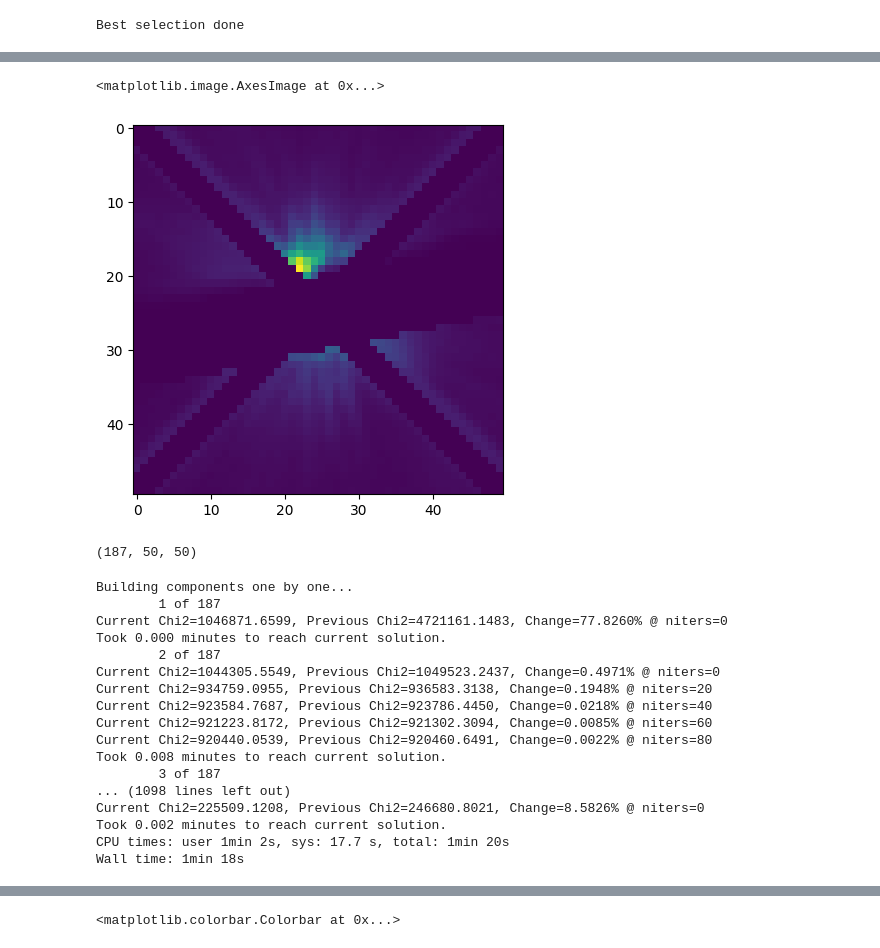
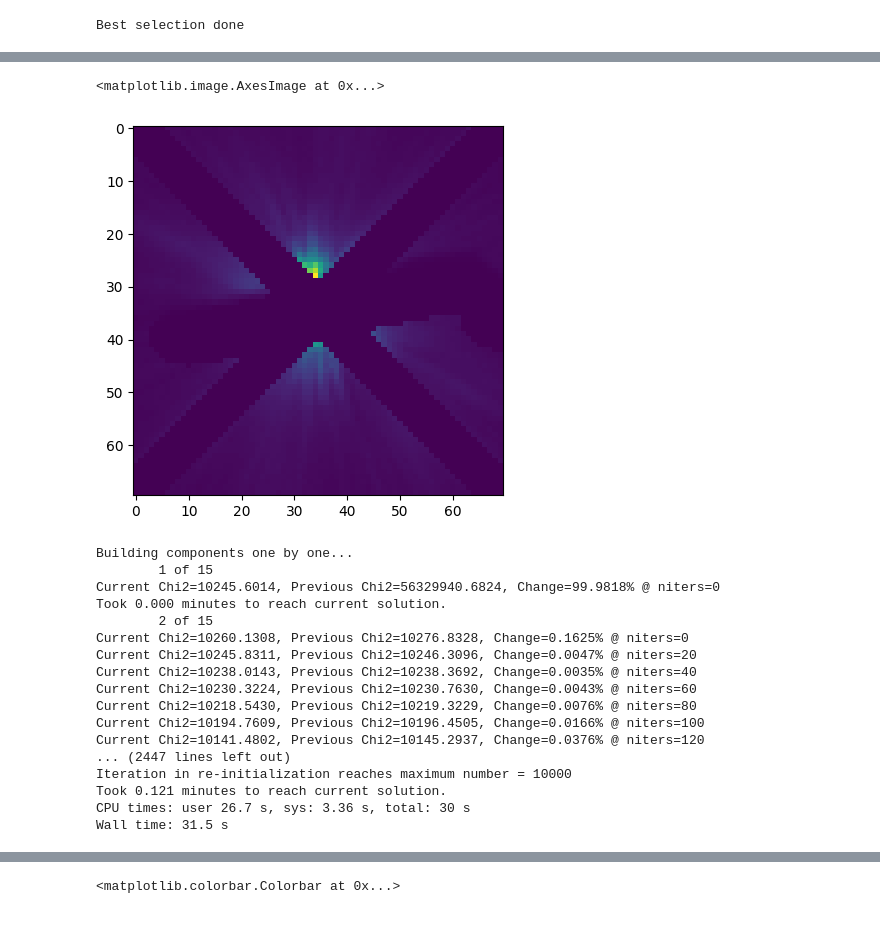
Before and after one commit to saikrishanthpm/pyNMF, a Jupyter notebook: New_reductions.ipynb, the cells around one changed output, grey strips where cells are left out. Drawn from its saved outputs; the diff is of its cells as text; code cells hidden in the pictures.

```diff
--- a/New_reductions.ipynb
+++ b/New_reductions.ipynb
@@ -105,3 +163,11 @@ HD85512 = ['of1103020_flt.fits',
+# %%
+#tw_hya_bar5
+twhya10 = ['of1102040_flt.fits',
+           'of1104040_flt.fits',
+           'of1101040_flt.fits']
+HD85512 = ['of1103050_flt.fits',
+           'of1103060_flt.fits',
+           'of1103070_flt.fits']
 # %%
 #WA0.6
 trgs49cet = ['odkn84030_flt.fits',
@@ -242,8 +308,8 @@ def prep_frames_parallel(filename):
             shiftimage_data_sc = scipy.ndimage.shift(image_data_sc[x], np.array([voff, hoff]))
             shiftimage_data_er = scipy.ndimage.shift(image_data_er[x], np.array([voff, hoff]))
 
-            lh = 50#for BAR5 201 #for A1.0
-            lw = 50#for BAR5 201 #for A1.0
+            lh = 70#for BAR5 201 #for A1.0
+            lw = 70#for BAR5 201 #for A1.0
 
             sc_data_2d = Cutout2D(shiftimage_data_sc, position=(shiftimage_data_sc.shape[1]/2,shiftimage_data_sc.shape[0]/2), size=(lh,lw), wcs=None)
             er_data_2d = Cutout2D(shiftimage_data_er, position=(shiftimage_data_er.shape[1]/2,shiftimage_data_er.shape[0]/2), size=(lh,lw), wcs=None)
@@ -264,8 +330,8 @@ def prep_frames_parallel(filename):
 
     return trgs, trgs_err, refs, refs_err, PAs, fnames
 # %%
-trgfiles = pds70
-reffiles = reffiles
+trgfiles = twhya10
+reffiles = HD85512
 # %%
 %%time
 warnings.simplefilter('ignore', AstropyWarning)
@@ -400,7 +462,7 @@ def create_mask(width_y, width_x, occulter, hw_spikes = 1, cen_x = None, cen_y =
                 spikes[y, x] = 0
     return spikes*f.data
 # %%
-mask = create_mask(50, 50, hw_spikes = 2, occulter='BAR5')
+mask = create_mask(70, 70, hw_spikes = 5, occulter='BAR5')
 # %%
 best = int(0.1*len(refs))
 medians = []
@@ -433,33 +533,29 @@ Best selection done
 # %%
-plt.imshow(new_refs[0]*mask, vmin=0)
+plt.imshow(refs[1]*mask)
 # %% [output]
 <matplotlib.image.AxesImage at 0x...>
-[figure, old version]
+[figure, new version]
-# %%
-new_refs.shape
-# %% [output]
-(187, 50, 50)
 # %%
 %%time
-components = NMFcomponents(new_refs, mask = mask, n_components = 187, maxiters = 1e4, oneByOne=True)
+components = NMFcomponents(refs, mask = mask, n_components = 15, maxiters = 1e4, oneByOne=True)
 # %% [output]
 Building components one by one...
-        1 of 187
-Current Chi2=1046871.6599, Previous Chi2=4721161.1483, Change=77.8260% @ niters=0
+        1 of 15
+Current Chi2=10245.6014, Previous Chi2=56329940.6824, Change=99.9818% @ niters=0
 Took 0.000 minutes to reach current solution.
-        2 of 187
-Current Chi2=1044305.5549, Previous Chi2=1049523.2437, Change=0.4971% @ niters=0
-Current Chi2=934759.0955, Previous Chi2=936583.3138, Change=0.1948% @ niters=20
-Current Chi2=923584.7687, Previous Chi2=923786.4450, Change=0.0218% @ niters=40
-Current Chi2=921223.8172, Previous Chi2=921302.3094, Change=0.0085% @ niters=60
-Current Chi2=920440.0539, Previous Chi2=920460.6491, Change=0.0022% @ niters=80
-Took 0.008 minutes to reach current solution.
-        3 of 187
-... (1098 lines left out)
-Current Chi2=225509.1208, Previous Chi2=246680.8021, Change=8.5826% @ niters=0
-Took 0.002 minutes to reach current solution.
-CPU times: user 1min 2s, sys: 17.7 s, total: 1min 20s
-Wall time: 1min 18s
+        2 of 15
+Current Chi2=10260.1308, Previous Chi2=10276.8328, Change=0.1625% @ niters=0
+Current Chi2=10245.8311, Previous Chi2=10246.3096, Change=0.0047% @ niters=20
+Current Chi2=10238.0143, Previous Chi2=10238.3692, Change=0.0035% @ niters=40
+Current Chi2=10230.3224, Previous Chi2=10230.7630, Change=0.0043% @ niters=60
+Current Chi2=10218.5430, Previous Chi2=10219.3229, Change=0.0076% @ niters=80
+Current Chi2=10194.7609, Previous Chi2=10196.4505, Change=0.0166% @ niters=100
+Current Chi2=10141.4802, Previous Chi2=10145.2937, Change=0.0376% @ niters=120
+... (2447 lines left out)
+Iteration in re-initialization reaches maximum number = 10000
+Took 0.121 minutes to reach current solution.
+CPU times: user 26.7 s, sys: 3.36 s, total: 30 s
+Wall time: 31.5 s
 # %%
 %time
 results = np.zeros(trgs.shape)
```
Also changed, not shown: parts of 21 cells of this notebook, 1 other file.
